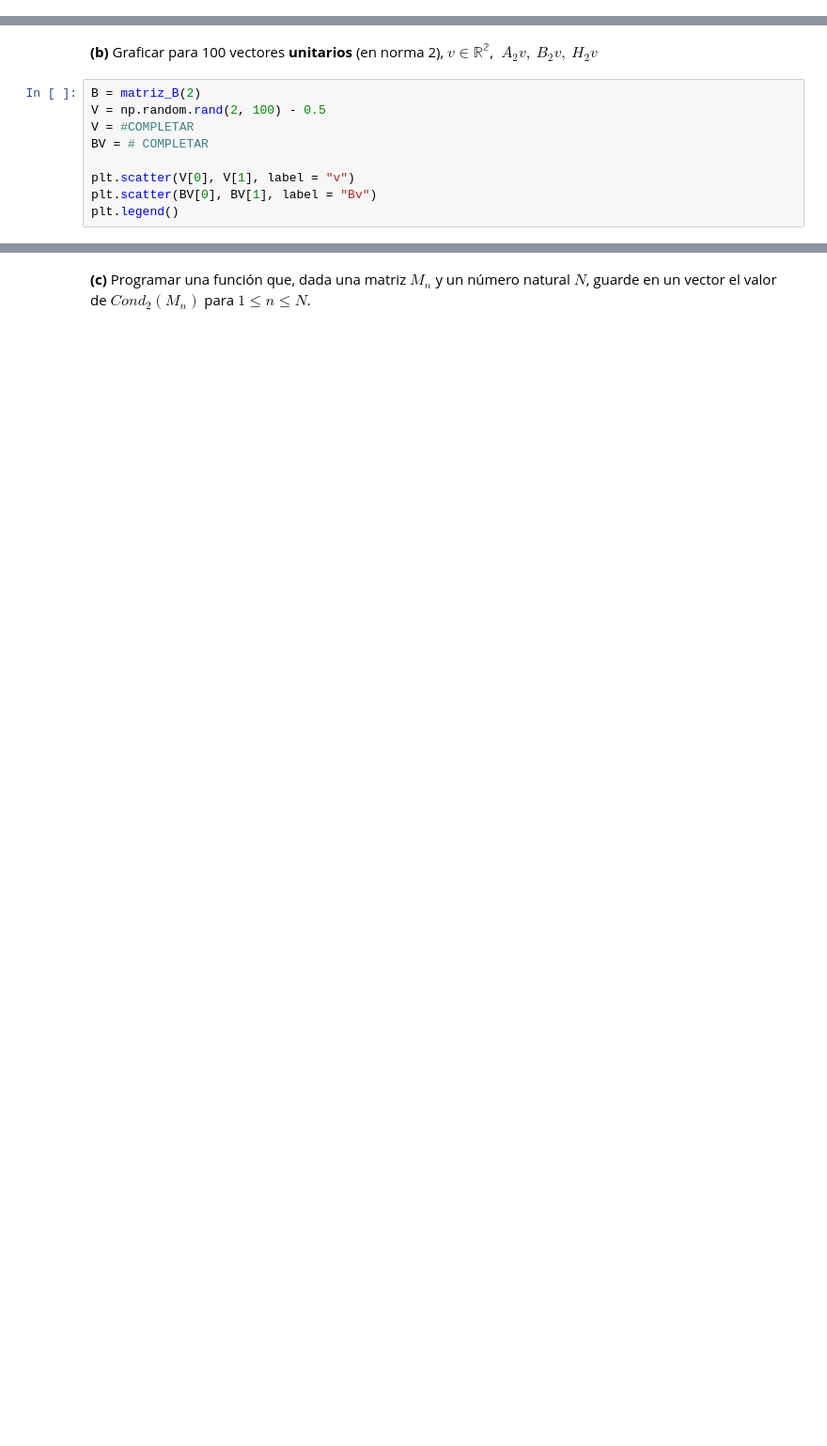
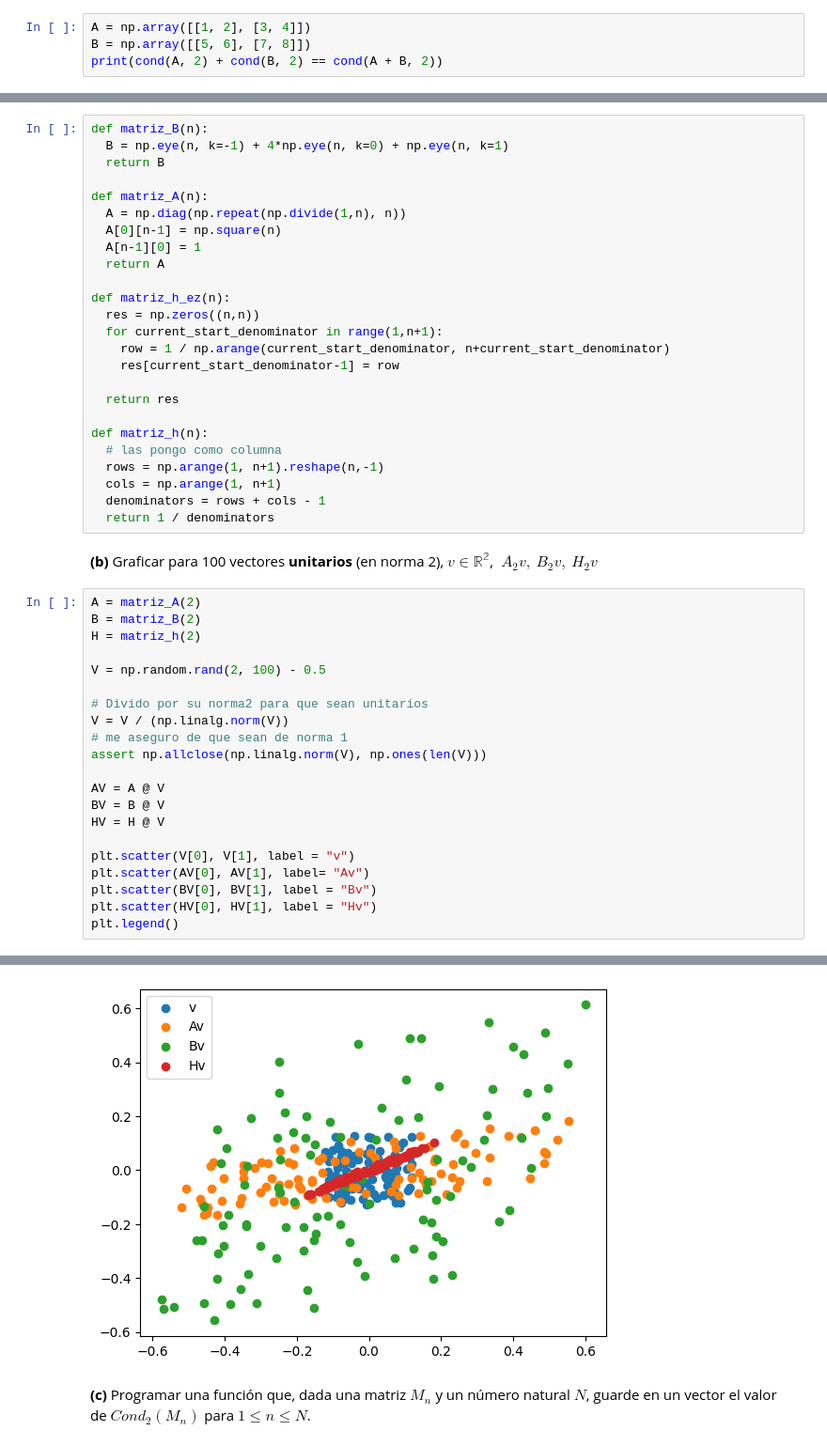
Before and after one commit to pedrofuentes79/ALC-UBA, a Jupyter notebook: labo4/labo04_nro_de_condicion.ipynb, the cells around one changed output, grey strips where cells are left out. Shown at 94% size. Cells and saved outputs as stored; diff of their text form; blank space fills up the shorter version.

Commit message:
Completa labo4

```diff
--- a/labo4/labo04_nro_de_condicion.ipynb
+++ b/labo4/labo04_nro_de_condicion.ipynb
@@ -14,3 +15,7 @@ En cada item tendremos un propiedad que puede ser verdadera o falsa.
 Utilizar el comando `np.linalg.cond`.
 # %% [markdown]
 **(a)** $Cond_2(A)$ + $Cond_2(B)$ = $Cond_2(A+B)$
+# %%
+A = np.array([[1, 2], [3, 4]])
+B = np.array([[5, 6], [7, 8]])
+print(cond(A, 2) + cond(B, 2) == cond(A + B, 2))
@@ -66,11 +77,49 @@ def matriz_B(n):
+# %%
+def matriz_B(n):
+  B = np.eye(n, k=-1) + 4*np.eye(n, k=0) + np.eye(n, k=1)
+  return B
+
+def matriz_A(n):
+  A = np.diag(np.repeat(np.divide(1,n), n))
+  A[0][n-1] = np.square(n)
+  A[n-1][0] = 1
+  return A
+
+def matriz_h_ez(n):
+  res = np.zeros((n,n))
+  for current_start_denominator in range(1,n+1):
+    row = 1 / np.arange(current_start_denominator, n+current_start_denominator)
+    res[current_start_denominator-1] = row
+
+  return res
+
+def matriz_h(n):
+  # las pongo como columna
+  rows = np.arange(1, n+1).reshape(n,-1)
+  cols = np.arange(1, n+1)
+  denominators = rows + cols - 1
+  return 1 / denominators
 # %% [markdown]
 **(b)** Graficar para 100 vectores **unitarios** (en norma 2), $v\in\mathbb{R^2}$, $\; A_2v,\ B_2v,\ H_2v$
 # %%
+A = matriz_A(2)
 B = matriz_B(2)
+H = matriz_h(2)
+
 V = np.random.rand(2, 100) - 0.5
-V = #COMPLETAR
-BV = # COMPLETAR
+
+# Divido por su norma2 para que sean unitarios
+V = V / (np.linalg.norm(V))
+# me aseguro de que sean de norma 1
+assert np.allclose(np.linalg.norm(V), np.ones(len(V)))
+
+AV = A @ V
+BV = B @ V
+HV = H @ V
 
 plt.scatter(V[0], V[1], label = "v")
+plt.scatter(AV[0], AV[1], label= "Av")
 plt.scatter(BV[0], BV[1], label = "Bv")
+plt.scatter(HV[0], HV[1], label = "Hv")
 plt.legend()
+# %% [output]
@@ -77,2 +127,3 @@ plt.legend()
+[figure, added]
 # %% [markdown]
 **(c)** Programar una función que, dada una matriz $M_n$ y un número natural $N$, guarde en un vector el valor de $Cond_2(M_n)$ para $1\leq n \leq N$.
```
Also changed, not shown: parts of 19 cells of this notebook.
